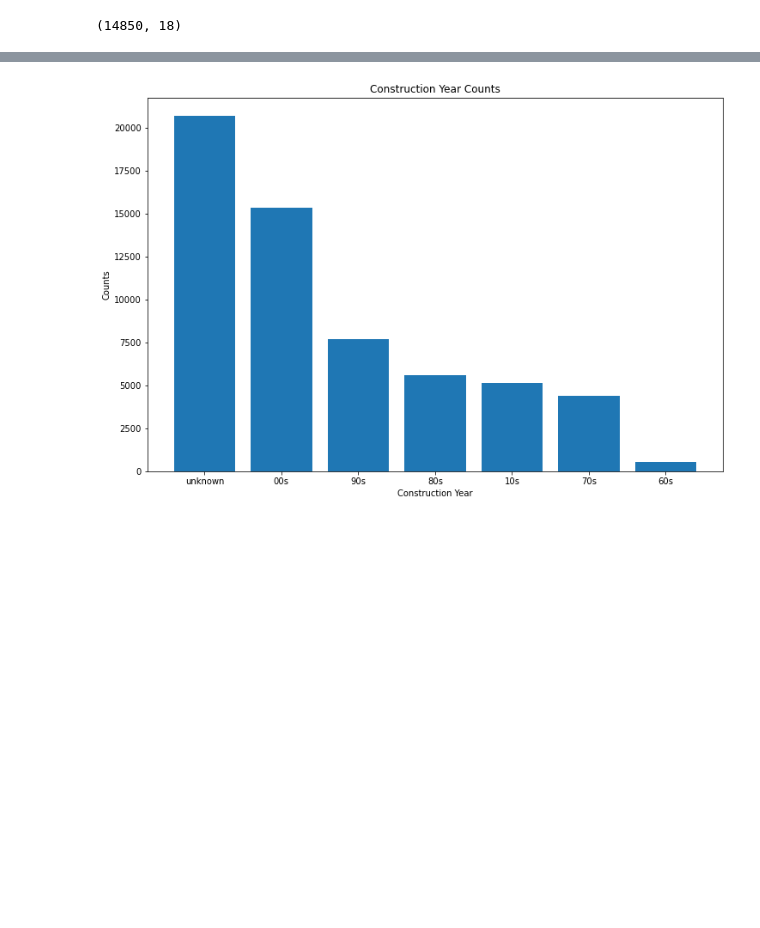
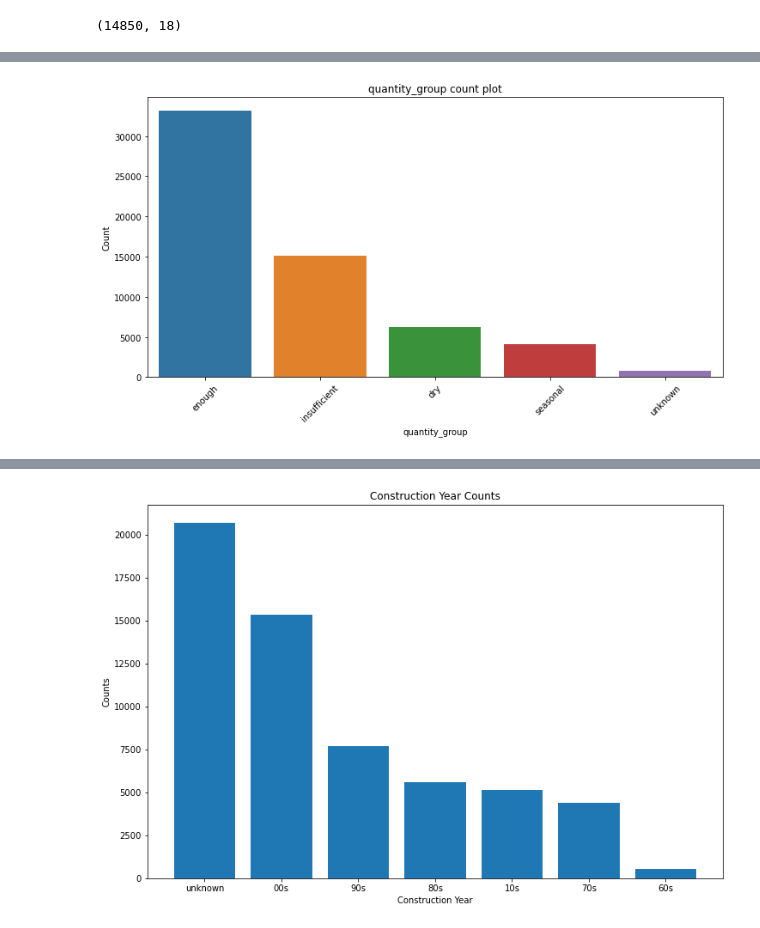
Before and after one commit to HKwirikia/Phase-3-Project---Tanzanian-Water-Wells-Pump-it-Up-, a Jupyter notebook: Desktop/Phase3/Pump it Up.ipynb, the cells around one changed output, grey strips where cells are left out. Drawn from its saved outputs; the diff is of its cells as text; code cells hidden in the pictures; blank space fills up the shorter version.

```diff
--- a/Desktop/Phase3/Pump it Up.ipynb
+++ b/Desktop/Phase3/Pump it Up.ipynb
@@ -1020,0 +1036,13 @@ test_df.shape
+# %%
+#function to display count plots of the selected column
+def count_plot(data,column,hue=None):
+    plt.figure(figsize=(12,6))
+    sns.countplot(x=column,data=data,hue=hue,order = data[column].value_counts().index)
+    plt.title(f"{column} count plot")
+    plt.ylabel('Count')
+    plt.xticks(rotation = 45)
+    plt.show()
+# %%
+count_plot(train_df, 'quantity_group')
+# %% [output]
+[figure, added]
```
Also changed, not shown: parts of 83 cells of this notebook, 1 other file.
